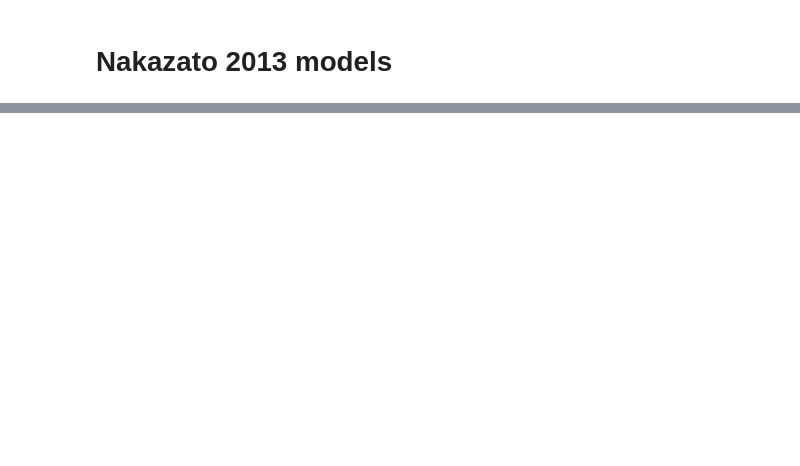
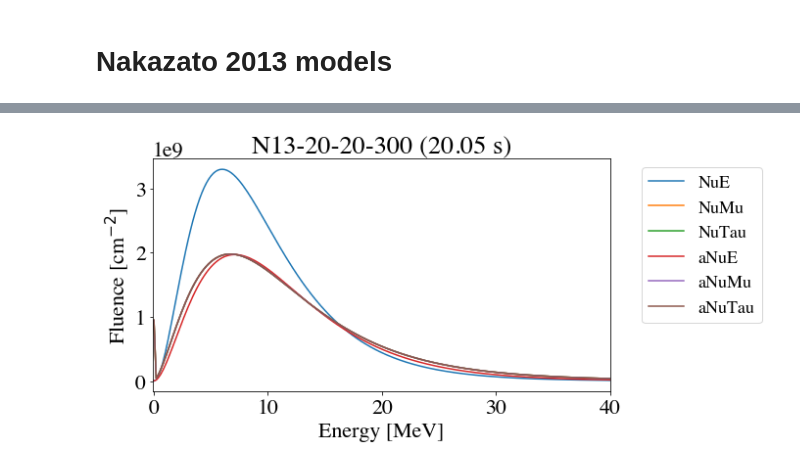
Before and after one commit to joesmolsky/sspike, a Jupyter notebook: notebooks/Nakazato_2013.ipynb, the cells around one changed output, grey strips where cells are left out. Cells and saved outputs as stored; diff of their text form; code cells hidden in the pictures; blank space fills up the shorter version.

```diff
--- a/notebooks/Nakazato_2013.ipynb
+++ b/notebooks/Nakazato_2013.ipynb
@@ -45,0 +22,5 @@ tab
+# %%
+fluences = pnut.get_fluences(sn)
+beer.plot_fluences(sn, fluences)
+# %% [output]
+[figure, added]
```
Also changed, not shown: parts of 12 cells of this notebook, 2 other files.
